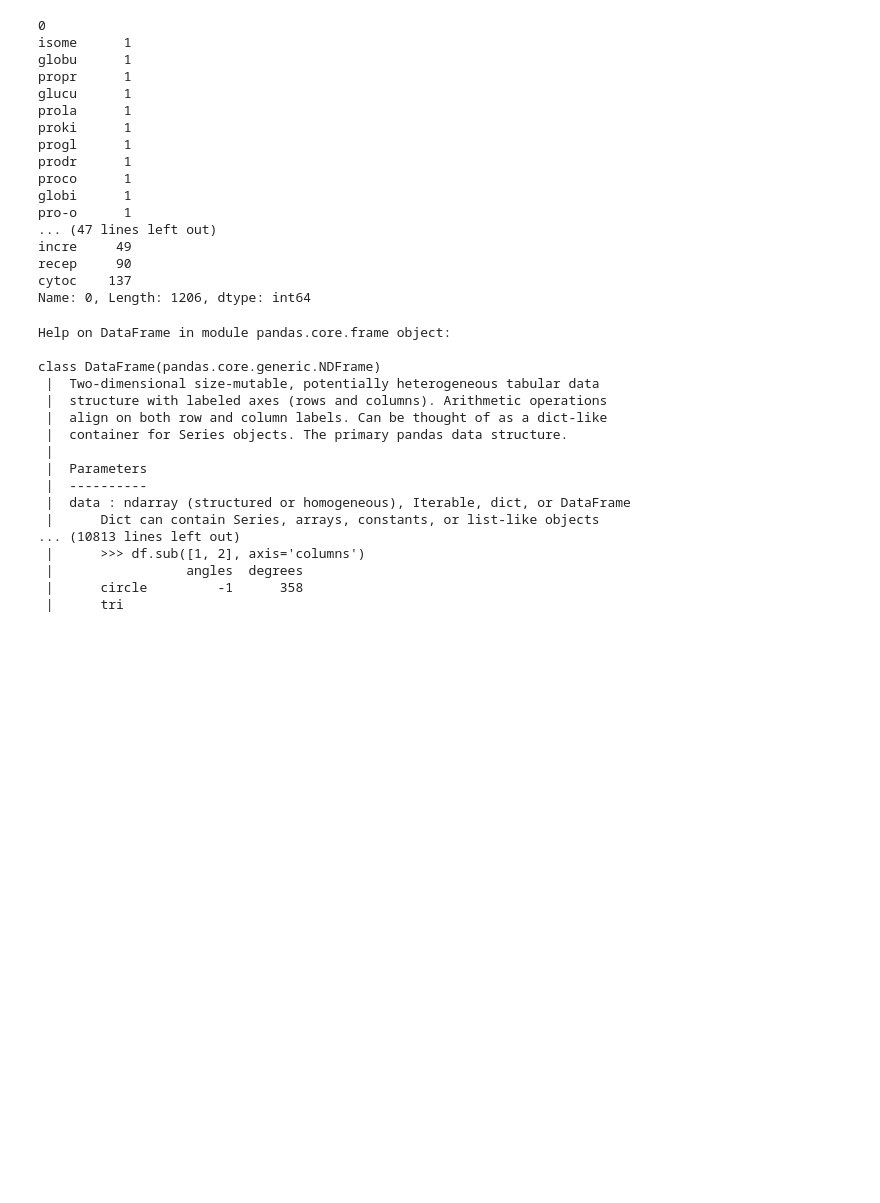
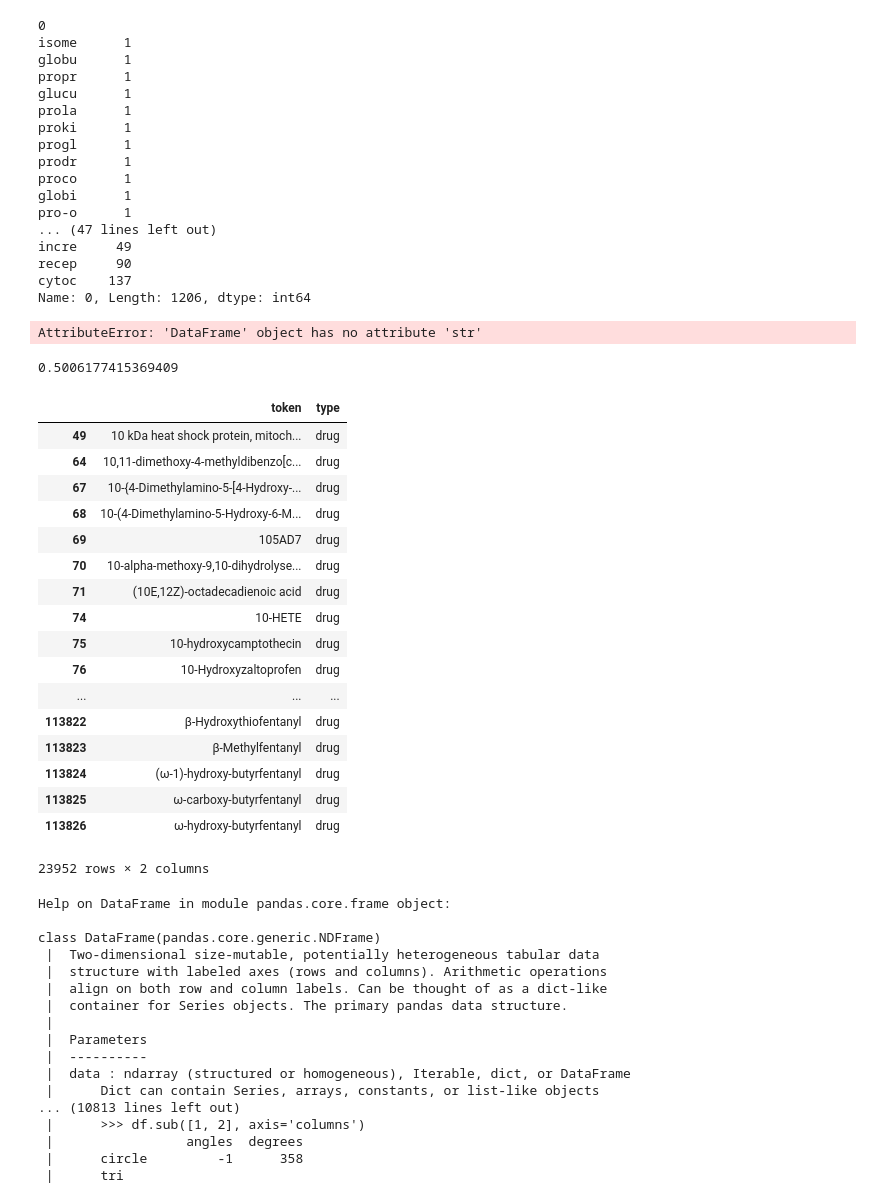
Before and after one commit to criscapdechoy/ANLP_course, a Jupyter notebook: Inspect_drugbank.ipynb, the cells around one changed output. Drawn from its saved outputs; the diff is of its cells as text; code cells hidden in the pictures; blank space fills up the shorter version.

```diff
--- a/Inspect_drugbank.ipynb
+++ b/Inspect_drugbank.ipynb
@@ -207,8 +181,8 @@ recep     90
 cytoc    137
 Name: 0, Length: 1206, dtype: int64
 # %%
-kind_name = 'brand'
+kind_name = 'drug'
 kind_ = df[df.type == kind_name]
-kind = pd.DataFrame([v[:5].lower() for v in kind_.token if len(v[:5])==5])
-hist_counts = kind.groupby([0])[0].count().sort_values(ascending=False)[:30]
-np.savetxt(f'{kind_name}_prefixes.txt',np.asarray(hist_counts.index), fmt='%s')
+#kind = pd.DataFrame([v[:5].lower() for v in kind_.token if len(v[:5])==5])
+#hist_counts = kind.groupby([0])[0].count().sort_values(ascending=False)[:30]
+#np.savetxt(f'{kind_name}_prefixes.txt',np.asarray(hist_counts.index), fmt='%s')
@@ -217,3 +189,32 @@ np.asarray()
+# %%
+len(kind_.str.contains("agent"))/len(df)
+# %% [output]
+AttributeError: 'DataFrame' object has no attribute 'str'
+# %%
+sum([(i.lower().endswith("rs"))|(i.lower().endswith("es"))|(i.lower().endswith("ts"))|(i.lower().endswith("cs")) for i in kind_.token])/len(kind_)
+# %% [output]
+0.5006177415369409
+# %%
+kind_
+# %% [output]
+|  | token | type |
+| 49 | 10 kDa heat shock protein, mitoch... | drug |
+| 64 | 10,11-dimethoxy-4-methyldibenzo[c... | drug |
+| 67 | 10-{4-Dimethylamino-5-[4-Hydroxy-... | drug |
+| 68 | 10-(4-Dimethylamino-5-Hydroxy-6-M... | drug |
+| 69 | 105AD7 | drug |
+| 70 | 10-alpha-methoxy-9,10-dihydrolyse... | drug |
+| 71 | (10E,12Z)-octadecadienoic acid | drug |
+| 74 | 10-HETE | drug |
+| 75 | 10-hydroxycamptothecin | drug |
+| 76 | 10-Hydroxyzaltoprofen | drug |
+| ... | ... | ... |
+| 113822 | β-Hydroxythiofentanyl | drug |
+| 113823 | β-Methylfentanyl | drug |
+| 113824 | (ω-1)-hydroxy-butyrfentanyl | drug |
+| 113825 | ω-carboxy-butyrfentanyl | drug |
+| 113826 | ω-hydroxy-butyrfentanyl | drug |
+23952 rows × 2 columns
 # %%
 group_.drop_duplicates().sort_values(by=0)
 # %% [output]
```
Also changed, not shown: parts of 3 cells of this notebook, 2 other files.
